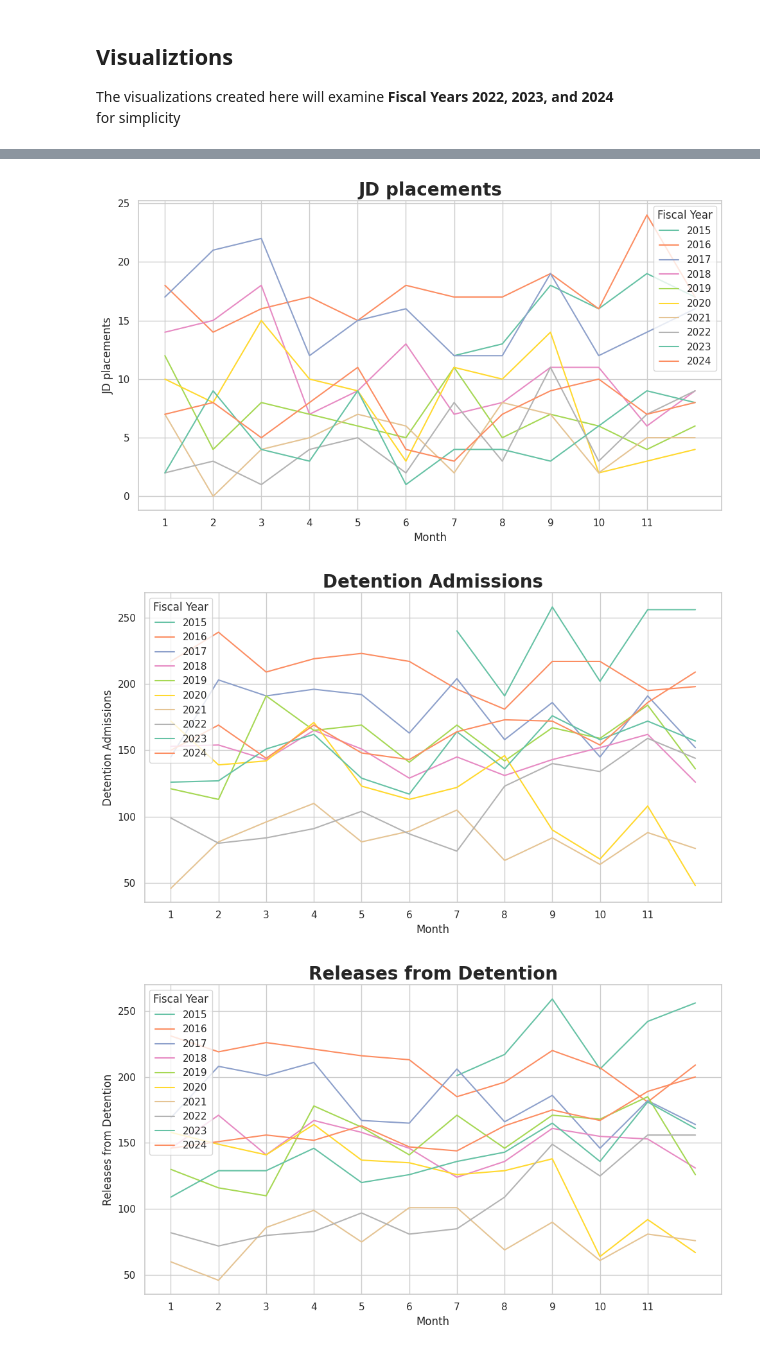
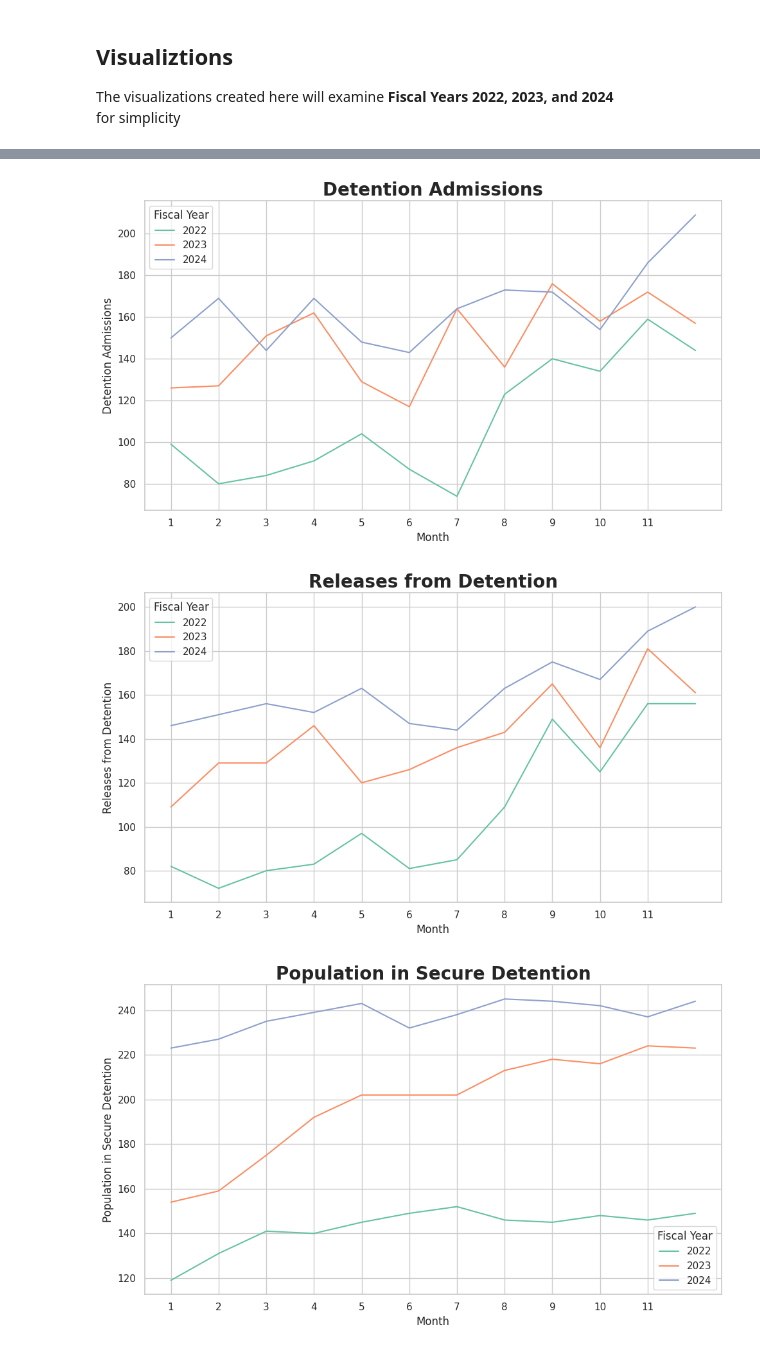
Before and after one commit to WilliamHallPortfolio/ACS_Juvenile_Justice_Project, a Jupyter notebook: ACS and JJ.ipynb, the cells around one changed output, grey strips where cells are left out. Cells and saved outputs as stored; diff of their text form; code cells hidden in the pictures.

```diff
--- a/ACS and JJ.ipynb
+++ b/ACS and JJ.ipynb
@@ -229,7 +229,7 @@ Index(['JD placements', 'Detention Admissions', 'Releases from Detention',
       dtype='object', name='Indicators')
 # %%
 # Selecting columns for visualization
-columns = ['JD placements', 'Detention Admissions', 'Releases from Detention',
+columns = ['Detention Admissions', 'Releases from Detention',
        'Population in Secure Detention', 'Population Non-Secure Detention',
        'Average daily population AO', 'Average daily population JD',
        'Average daily population JO', 'Average daily population Other',
@@ -244,16 +244,16 @@ Month 12: June
 # %%
 for i in columns:
   palette = sns.color_palette("Set2")
   sns.set(style="whitegrid")
   plt.figure(figsize=(10, 6))
-  sns.lineplot(x='Fiscal Month',y= i,hue='Fiscal Year',data=df_jj, palette = palette)
+  sns.lineplot(x='Fiscal Month',y= i,hue='Fiscal Year',data=df_years, palette = palette)
 
   plt.title(i,fontsize=20,fontweight='bold')
   plt.xticks(range(1,12,1))
   plt.xlabel('Month')
   plt.ylabel(i)
   plt.tight_layout()
 # %% [output]
-[figure, old version]
+[figure, new version]
-[figure, old version]
+[figure, new version]
-[figure, old version]
+[figure, new version]
```
Also changed, not shown: parts of 23 cells of this notebook.
